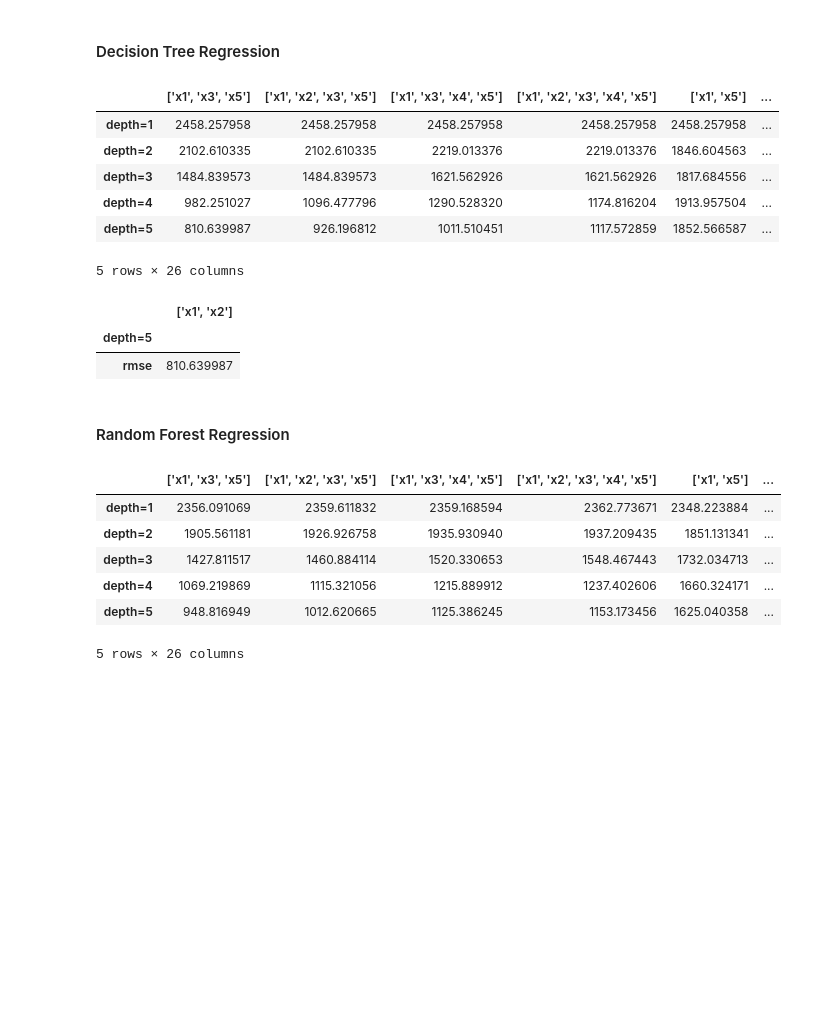
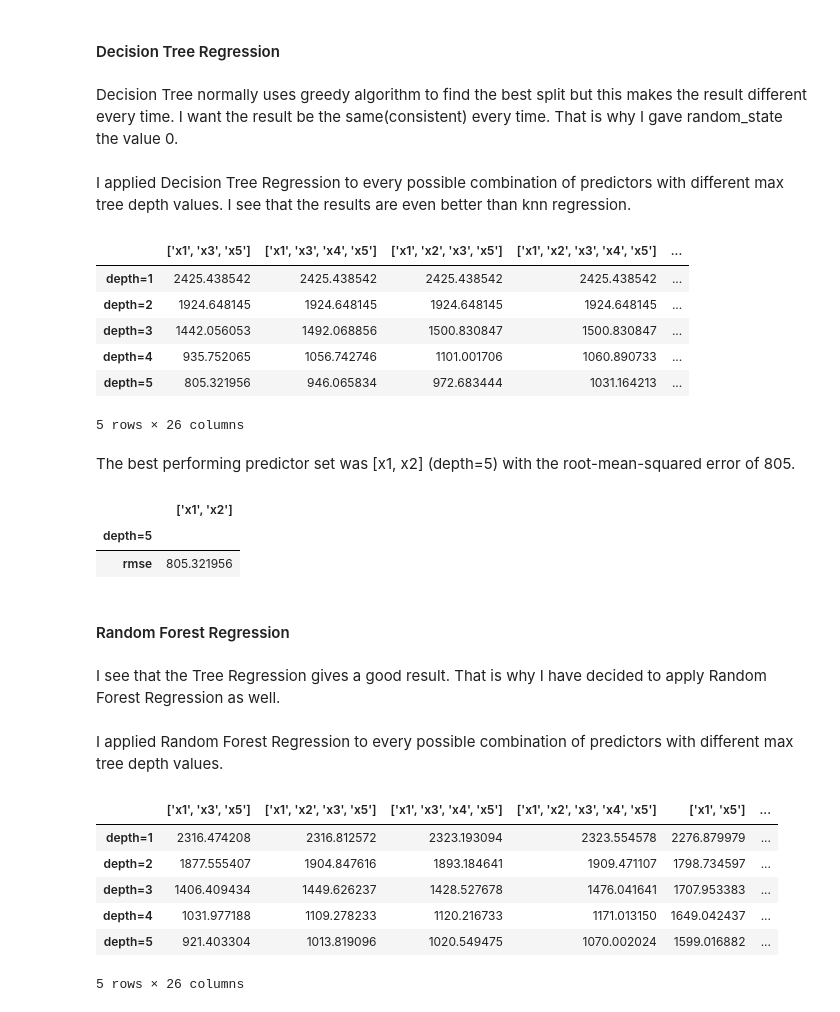
Before and after one commit to sahinozan/CE475-Project, a Jupyter notebook: project.ipynb, the cells around one changed output. Cells and saved outputs as stored; diff of their text form; code cells hidden in the pictures; blank space fills up the shorter version.

```diff
--- a/project.ipynb
+++ b/project.ipynb
@@ -202,7 +258,8 @@ def multiple_linear_regression(x, y, pred=None):
 multi_lin_reg_errors = pd.DataFrame()
 
 for i in predictor_combinations:
-    lin_pred, cv_predictions, rmse_score = multiple_linear_regression(x=dataset[predictors], y=dataset['Y'], pred=i)
+    lin_pred, cv_predictions, rmse_score = multiple_linear_regression(x=dataset[predictors], y=dataset['Y'],
+                                                                      selected_predictors=i)
     multi_lin_reg_errors.loc[f'rmse', f'{i}'] = np.mean(rmse_score)
 
 multi_lin_reg_errors.sort_values('rmse', axis=1, ascending=True)
@@ -221,10 +283,12 @@ multi_lin_reg_predictor = pd.DataFrame(data=min(multi_lin_reg_errors.min(axis=1)
 # %% [markdown]
 #### K-Nearest Neighbors Regression (KNN)
 # %%
-def k_nearest_neighbors(x, y, k, pred=None):
-    cv_score = np.sqrt(cross_val_score(estimator=KNeighborsRegressor(n_neighbors=k), X=x[pred], y=y, cv=5,
-                               scoring=make_scorer(mean_squared_error)))
-    cv_pred = cross_val_predict(estimator=KNeighborsRegressor(n_neighbors=k), X=x[pred], y=y, cv=5)
+def k_nearest_neighbors(x, y, n_neighbors, selected_predictors=None):
+    cv_score = np.sqrt(
+        cross_val_score(estimator=KNeighborsRegressor(n_neighbors=n_neighbors), X=x[selected_predictors], y=y, cv=10,
+                        scoring=make_scorer(mean_squared_error)))
+    cv_pred = cross_val_predict(estimator=KNeighborsRegressor(n_neighbors=n_neighbors), X=x[selected_predictors], y=y,
+                                cv=10)
     knn = KNeighborsRegressor()
     knn.fit(x, y)
     y_pred = knn.predict(test_data[predictors])
@@ -235,7 +302,8 @@ knn_errors = pd.DataFrame()
 
 for i in predictor_combinations:
     for j in range(1, 6):
-        knn_pred, cv_predictions, rmse_score = k_nearest_neighbors(x=dataset[predictors], y=dataset['Y'], k=j, pred=i)
+        knn_pred, cv_predictions, rmse_score = k_nearest_neighbors(x=dataset[predictors], y=dataset['Y'], n_neighbors=j,
+                                                                   selected_predictors=i)
         knn_errors.loc[f'k={j}', f'{i}'] = np.mean(rmse_score)
 
 knn_errors.sort_values('k=1', axis=1)
@@ -260,43 +330,59 @@ knn_error = pd.DataFrame(lowest_knn_error.iloc[:, 0]).iat[0, 0]
 knn_predictor = pd.DataFrame(lowest_knn_error.iloc[:, 0]).columns[0]
 # %% [markdown]
 #### Decision Tree Regression
+# %% [markdown]
+Decision Tree normally uses greedy algorithm to find the best split but this makes the result different every time. I want the result be the same(consistent) every time. That is why I gave random_state the value 0.
 # %%
-def decision_tree_regression(x, y, d, pred=None):
-    cv_score = np.sqrt(cross_val_score(estimator=DecisionTreeRegressor(random_state=0, max_depth=d), X=x[pred], y=y, cv=5, scoring=make_scorer(mean_squared_error)))
-    cv_pred = cross_val_predict(estimator=DecisionTreeRegressor(random_state=0, max_depth=d), X=x[pred], y=y, cv=5)
-    dt = DecisionTreeRegressor(random_state=0, max_depth=d)
+def decision_tree_regression(x, y, max_depth, selected_predictors=None):
+    cv_score = np.sqrt(
+        cross_val_score(estimator=DecisionTreeRegressor(random_state=0, max_depth=max_depth), X=x[selected_predictors],
+                        y=y, cv=10, scoring=make_scorer(mean_squared_error)))
+    cv_pred = cross_val_predict(estimator=DecisionTreeRegressor(random_state=0, max_depth=max_depth),
+                                X=x[selected_predictors], y=y, cv=10)
+    dt = DecisionTreeRegressor(random_state=0, max_depth=max_depth)
     dt.fit(x, y)
     y_pred = dt.predict(test_data[predictors])
 
     return y_pred, cv_pred, cv_score
+# %% [markdown]
+I applied Decision Tree Regression to every possible combination of predictors with different max tree depth values.
+I see that the results are even better than knn regression.
 # %%
 dec_tree_errors = pd.DataFrame()
+dec_tree_predictions = dict()
 
 for i in predictor_combinations:
     for j in range(1, 6):
-        dt_pred, cv_predictions, rmse_score = decision_tree_regression(x=dataset[predictors], y=dataset['Y'], d=j, pred=i)
+        dt_pred, cv_predictions, rmse_score = decision_tree_regression(x=dataset[predictors], y=dataset['Y'],
+                                                                       max_depth=j, selected_predictors=i)
         dec_tree_errors.loc[f'depth={j}', f'{i}'] = np.mean(rmse_score)
+        dec_tree_predictions[np.mean(rmse_score)] = dt_pred
 
-dec_tree_errors.sort_values('depth=5', axis=1)
+dec_tree_errors.sort_values('depth=5', axis=1, ascending=True)
 # %% [output]
-|  | ['x1', 'x3', 'x5'] | ['x1', 'x2', 'x3', 'x5'] | ['x1', 'x3', 'x4', 'x5'] | ['x1', 'x2', 'x3', 'x4', 'x5'] | ['x1', 'x5'] | ... |
-| depth=1 | 2458.257958 | 2458.257958 | 2458.257958 | 2458.257958 | 2458.257958 | ... |
-| depth=2 | 2102.610335 | 2102.610335 | 2219.013376 | 2219.013376 | 1846.604563 | ... |
-| depth=3 | 1484.839573 | 1484.839573 | 1621.562926 | 1621.562926 | 1817.684556 | ... |
-| depth=4 | 982.251027 | 1096.477796 | 1290.528320 | 1174.816204 | 1913.957504 | ... |
-| depth=5 | 810.639987 | 926.196812 | 1011.510451 | 1117.572859 | 1852.566587 | ... |
+|  | ['x1', 'x3', 'x5'] | ['x1', 'x3', 'x4', 'x5'] | ['x1', 'x2', 'x3', 'x5'] | ['x1', 'x2', 'x3', 'x4', 'x5'] | ... |
+| depth=1 | 2425.438542 | 2425.438542 | 2425.438542 | 2425.438542 | ... |
+| depth=2 | 1924.648145 | 1924.648145 | 1924.648145 | 1924.648145 | ... |
+| depth=3 | 1442.056053 | 1492.068856 | 1500.830847 | 1500.830847 | ... |
+| depth=4 | 935.752065 | 1056.742746 | 1101.001706 | 1060.890733 | ... |
+| depth=5 | 805.321956 | 946.065834 | 972.683444 | 1031.164213 | ... |
 5 rows × 26 columns
+# %% [markdown]
+The best performing predictor set was [x1, x2] (depth=5) with the root-mean-squared error of 805.
 # %%
-lowest_dec_tree_error = pd.DataFrame(data=min(dec_tree_errors.min(axis=1)), columns=dec_tree_errors.idxmin(axis=1), index=['rmse'])
+lowest_dec_tree_error = pd.DataFrame(data=min(dec_tree_errors.min(axis=1)), columns=dec_tree_errors.idxmin(axis=1),
+                                     index=['rmse'])
 lowest_dec_tree_error.index.name = dec_tree_errors.index[dec_tree_errors[dec_tree_errors.idxmin(axis=1)[-1]] == min(dec_tree_errors.min(axis=1))].values[0]
 pd.DataFrame(lowest_dec_tree_error.iloc[:, 0])
 # %% [output]
 |  | ['x1', 'x2'] |
 | depth=5 |  |
-| rmse | 810.639987 |
+| rmse | 805.321956 |
 # %%
 dec_tree_error = pd.DataFrame(lowest_dec_tree_error.iloc[:, 0]).iat[0, 0]
 dec_tree_predictor = pd.DataFrame(lowest_dec_tree_error.iloc[:, 0]).columns[0]
 # %% [markdown]
 #### Random Forest Regression
+# %% [markdown]
+I see that the Tree Regression gives a good result. That is why I have decided to apply Random Forest Regression as well.
 # %%
@@ -308,23 +397,26 @@ def random_forest_regression(x, y, d, pred=None):
     y_pred = rf.predict(test_data[predictors])
 
     return y_pred, cv_pred, cv_score
+# %% [markdown]
+I applied Random Forest Regression to every possible combination of predictors with different max tree depth values.
 # %%
 rf_errors = pd.DataFrame()
+rf_predictions = dict()
 
 for i in predictor_combinations:
     for j in range(1, 6):
-        rf_pred, cv_predictions, rmse_score = random_forest_regression(x=dataset[predictors], y=dataset['Y'], d=j, pred=i)
+        rf_pred, cv_predictions, rmse_score = random_forest_regression(x=dataset[predictors], y=dataset['Y'], max_depth=j, selected_predictors=i)
         rf_errors.loc[f'depth={j}', f'{i}'] = np.mean(rmse_score)
-
+        rf_predictions[np.mean(rmse_score)] = rf_pred
 
 rf_errors.sort_values('depth=5', axis=1)
 # %% [output]
 |  | ['x1', 'x3', 'x5'] | ['x1', 'x2', 'x3', 'x5'] | ['x1', 'x3', 'x4', 'x5'] | ['x1', 'x2', 'x3', 'x4', 'x5'] | ['x1', 'x5'] | ... |
-| depth=1 | 2356.091069 | 2359.611832 | 2359.168594 | 2362.773671 | 2348.223884 | ... |
-| depth=2 | 1905.561181 | 1926.926758 | 1935.930940 | 1937.209435 | 1851.131341 | ... |
-| depth=3 | 1427.811517 | 1460.884114 | 1520.330653 | 1548.467443 | 1732.034713 | ... |
-| depth=4 | 1069.219869 | 1115.321056 | 1215.889912 | 1237.402606 | 1660.324171 | ... |
-| depth=5 | 948.816949 | 1012.620665 | 1125.386245 | 1153.173456 | 1625.040358 | ... |
+| depth=1 | 2316.474208 | 2316.812572 | 2323.193094 | 2323.554578 | 2276.879979 | ... |
+| depth=2 | 1877.555407 | 1904.847616 | 1893.184641 | 1909.471107 | 1798.734597 | ... |
+| depth=3 | 1406.409434 | 1449.626237 | 1428.527678 | 1476.041641 | 1707.953383 | ... |
+| depth=4 | 1031.977188 | 1109.278233 | 1120.216733 | 1171.013150 | 1649.042437 | ... |
+| depth=5 | 921.403304 | 1013.819096 | 1020.549475 | 1070.002024 | 1599.016882 | ... |
 5 rows × 26 columns
 # %%
 lowest_rf_error = pd.DataFrame(data=min(rf_errors.min(axis=1)), columns=rf_errors.idxmin(axis=1), index=['rmse'])
```
Also changed, not shown: parts of 42 cells of this notebook, 2 other files.
